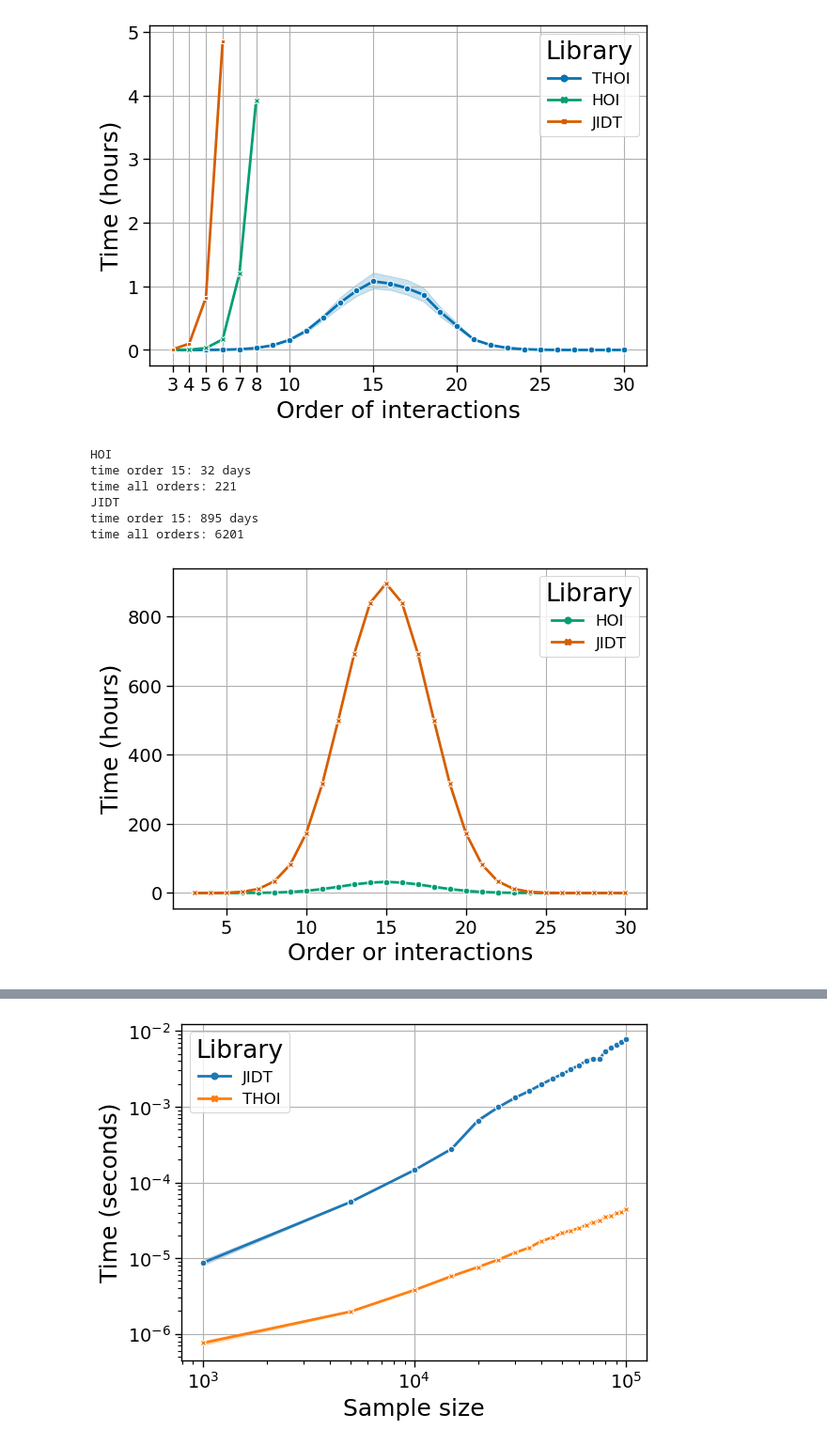
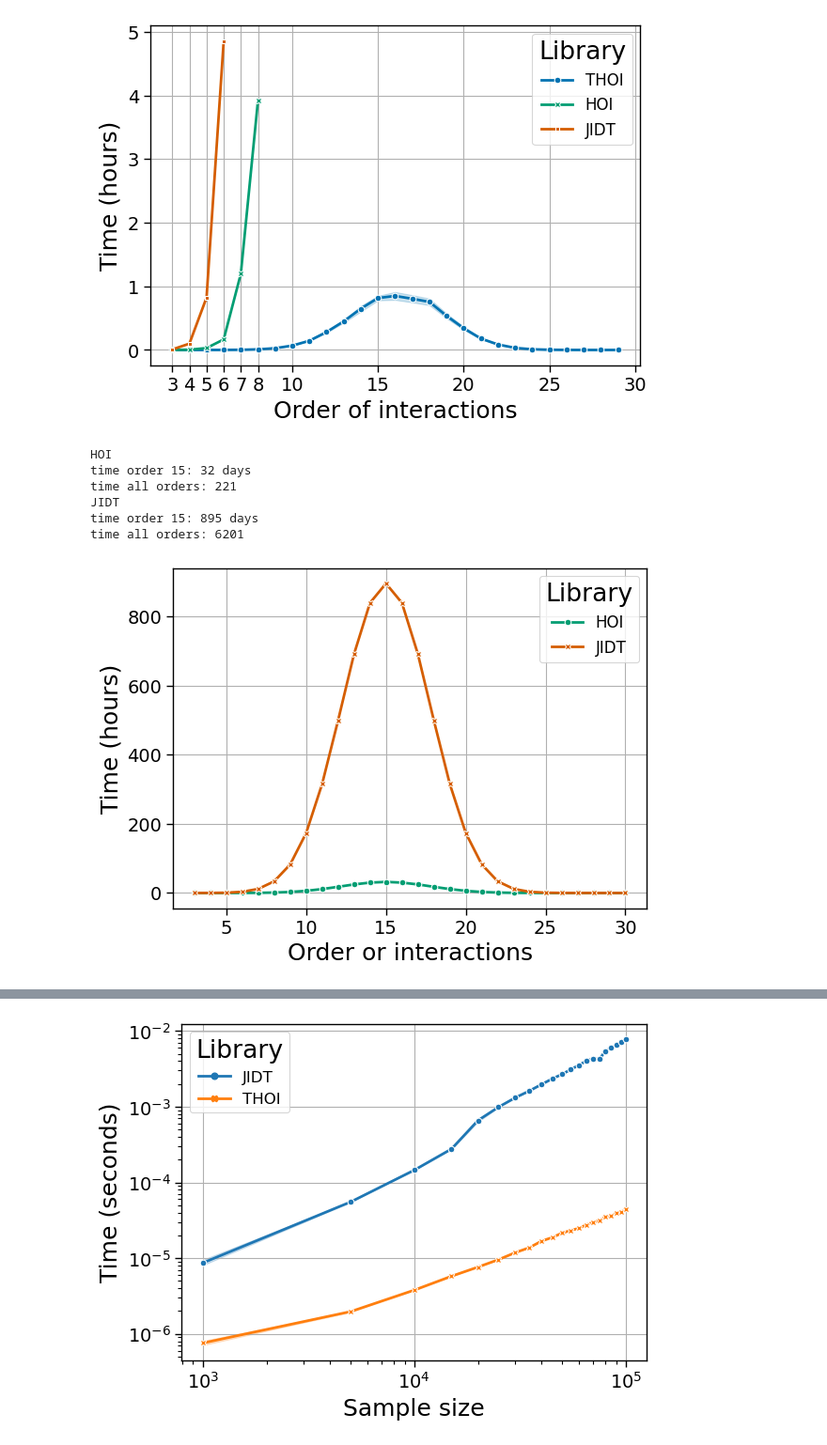
Before and after one commit to Laouen/Oinformation, a Jupyter notebook: analysis/fig2_time_benchmarking.ipynb, the cells around one changed output, grey strips where cells are left out. Shown at 94% size. Cells and saved outputs as stored; diff of their text form; code cells hidden in the pictures.

```diff
--- a/analysis/fig2_time_benchmarking.ipynb
+++ b/analysis/fig2_time_benchmarking.ipynb
@@ -86,7 +86,7 @@ def plot_estimated_computation_times(df, ax):
 # %%
 # Define the file paths
 file_paths = [
-    "library-thoi_estimator-gc_device-cpu_indexing-indexes.tsv",
+    "library-thoi_estimator-gc_device-cpu_indexing-indexes_bs_1_2.tsv",
     "library-hoi_estimator-gc.tsv",
     #"library-gcmi_estimator-gc.tsv",
     #"library-npeet_estimator-ksg.tsv",
@@ -111,41 +111,41 @@ combined_df = combined_df[combined_df.N == 30]
 
 ax = plt.gca()
 
 sns.lineplot(
     data=combined_df, x="order", y="time",
     hue="library", style='library',
     markers=True, dashes=False, ax=ax,
     palette=method_colors
 )
 ax.set_xticks([3,4,5,6,7,8,10,15,20,25,30])
 
 ax.set_xlabel('Order of interactions')
 ax.set_ylabel('Time (hours)')
 ax.legend(title='Library')
 ax.grid(True)
 
 plt.tight_layout()
 plt.savefig('./figures/times/benchmarking_times.pdf', format='pdf')
 plt.show()
 
 #############################################
 
 ax = plt.gca()
 
 plot_estimated_computation_times(combined_df, ax)
 
 plt.tight_layout()
 plt.savefig('./figures/times/benchmarking_estimated_times.pdf', format='pdf')
 plt.show()
 # %% [output]
-[figure, old version]
+[figure, new version]
 HOI
 time order 15: 32 days
 time all orders: 221
 JIDT
 time order 15: 895 days
 time all orders: 6201
-[figure, old version]
+[figure, new version]
 # %%
 colorblind_palette = sns.color_palette("colorblind", n_colors=5)
 
```
Also changed, not shown: parts of 1 cell of this notebook, 3 other files.
